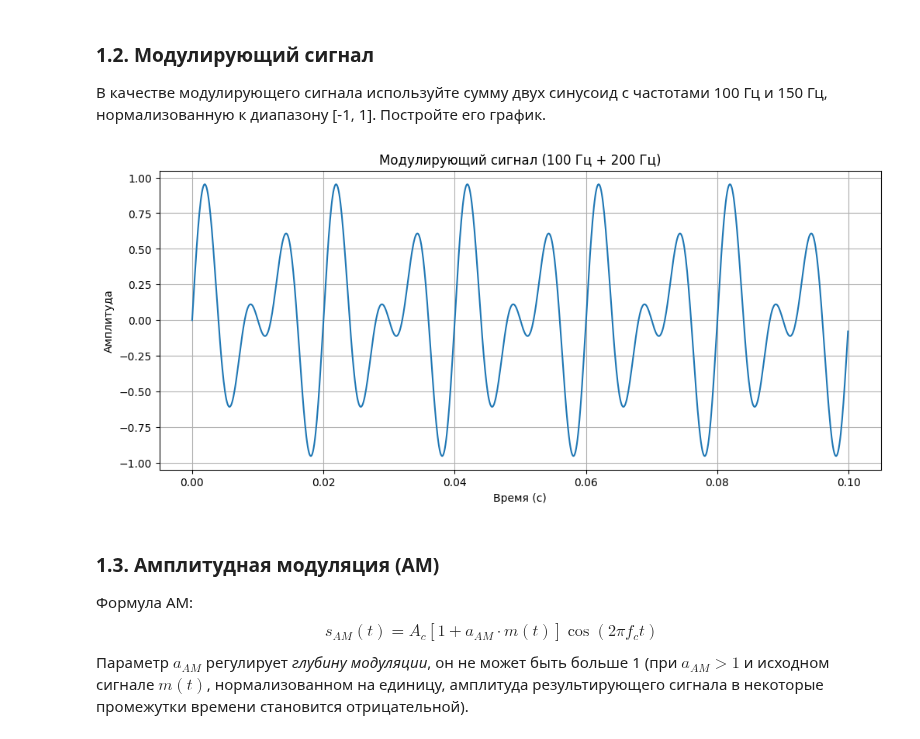
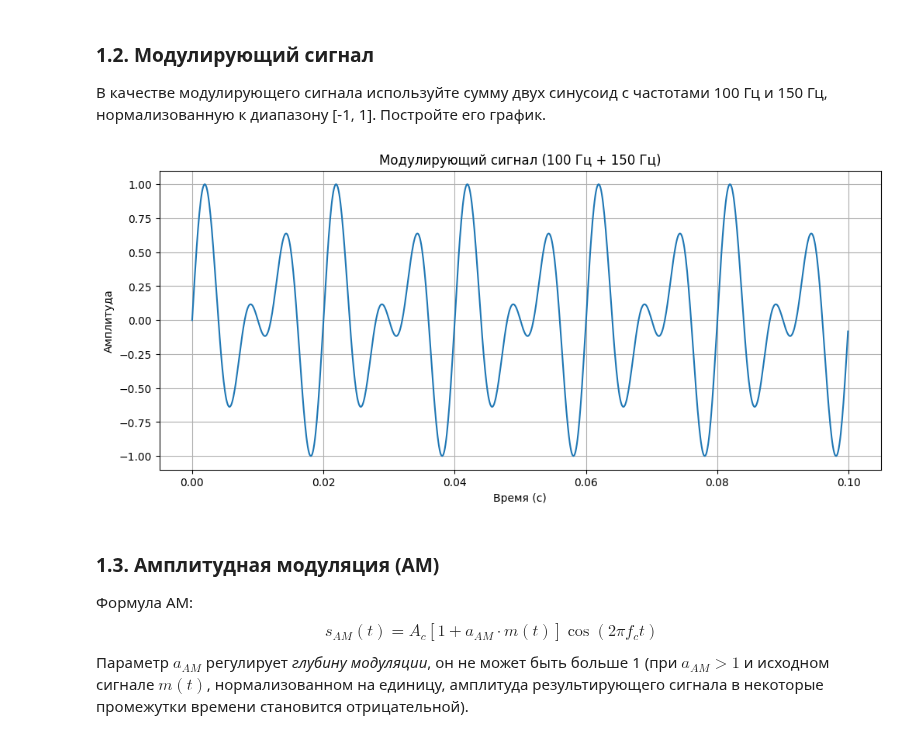
Before and after one commit to Korobokkk/YADRO-2026_dsp-seminars, a Jupyter notebook: seminars/2.ipynb, the cells around one changed output. Drawn from its saved outputs; the diff is of its cells as text; code cells hidden in the pictures.

```diff
--- a/seminars/2.ipynb
+++ b/seminars/2.ipynb
@@ -45,17 +45,17 @@ Ac = 1.0                       # амплитуда несущей
 # %%
 fm1 = 100
 fm2 = 150
-m_t =  (Ac * np.sin(2 * np.pi * fm1 * t ) + Ac * np.sin(2 * np.pi * fm2 * t ))/2# модулирующий сигнал - сумма двух синусоид со значениями в интервале [-1,1]
-
+m_t =  Ac * np.sin(2 * np.pi * fm1 * t ) + Ac * np.sin(2 * np.pi * fm2 * t )
+m_t = m_t / np.max(np.abs(m_t))
 plt.figure()
 plt.plot(t, m_t)
-plt.title('Модулирующий сигнал (100 Гц + 200 Гц)')
+plt.title('Модулирующий сигнал (100 Гц + 150 Гц)')
 plt.xlabel('Время (с)')
 plt.ylabel('Амплитуда')
 plt.grid(True)
 plt.show()
 # %% [output]
-[figure, old version]
+[figure, new version]
 # %% [markdown]
 ### 1.3. Амплитудная модуляция (АМ)
 
```
Also changed, not shown: parts of 16 cells of this notebook.
